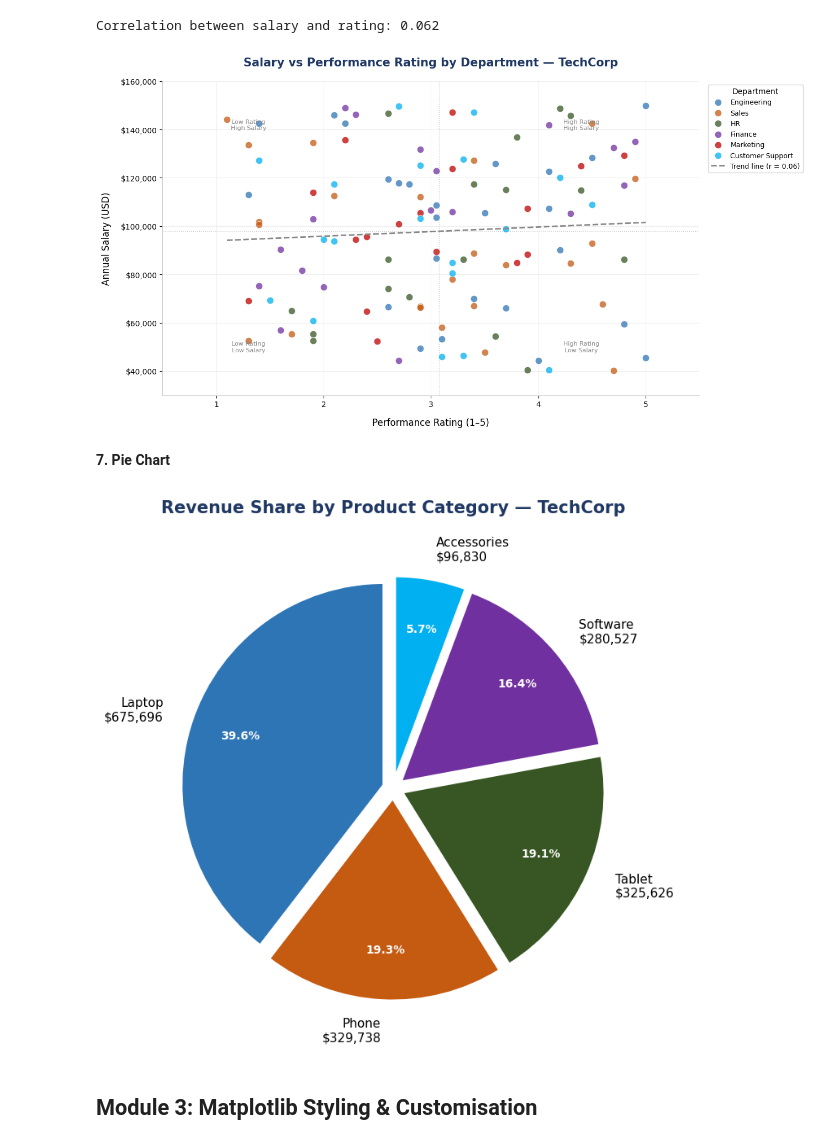
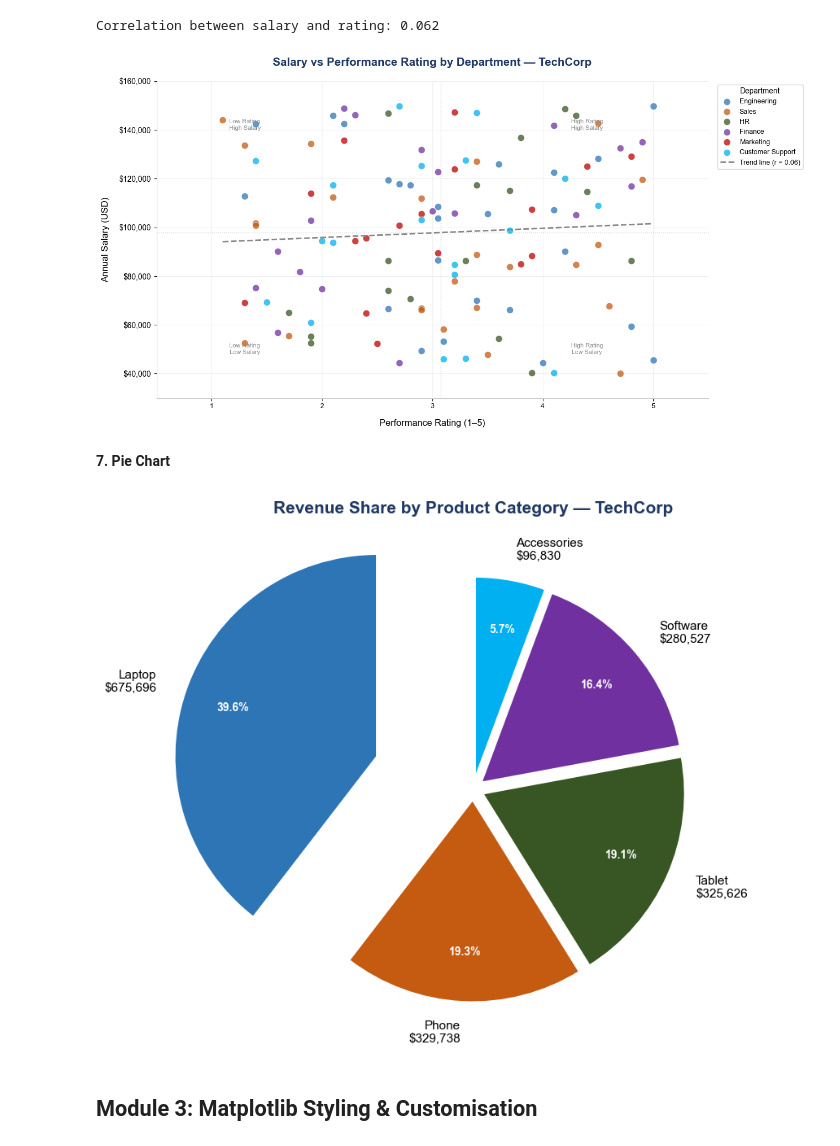
Before and after one commit to FarhanKhan1/DA_project, a Jupyter notebook: matplotlib_complete_guide.ipynb, the cells around one changed output. Cells and saved outputs as stored; diff of their text form; code cells hidden in the pictures.

```diff
--- a/matplotlib_complete_guide.ipynb
+++ b/matplotlib_complete_guide.ipynb
@@ -876,11 +876,9 @@ ax.legend(title='Department', fontsize=9, title_fontsize=10,
           bbox_to_anchor=(1.01, 1), loc='upper left')
 
 plt.tight_layout()
-fig.savefig('techcorp_scatter_salary_rating.png', dpi=300,
-            bbox_inches='tight', facecolor='white')
 plt.show()
 # %% [output]
-[figure, old version]
+[figure, new version]
 # %% [markdown]
 **7. Pie Chart**
 # %%
@@ -906,41 +904,39 @@ labels = [f'{cat}\n${rev:,.0f}' for cat, rev in
 
 # ── Colours and explode ────────────────────────────────────────────────────
 colors  = ['#2E75B6', '#C55A11', '#375623', '#7030A0', '#00B0F0']
-explode = [0.05, 0.05, 0.05, 0.05, 0.05]
+explode = [0.5, 0.05, 0.05, 0.05, 0.05]
 
 # ── Build the chart ────────────────────────────────────────────────────────
 fig, ax = plt.subplots(figsize=(10, 7))
 
 wedges, texts, autotexts = ax.pie(
     cat_revenue['total_revenue'],
     labels        = labels,          # now includes name + $ value
     colors        = colors,
     autopct       = '%1.1f%%',
     pctdistance   = 0.75,
     explode       = explode,
     startangle    = 90,
     wedgeprops    = {'edgecolor': 'white', 'linewidth': 2},
     textprops     = {'fontsize': 11},
     labeldistance = 1.15
 )
 
 # ── Style the percentage labels inside the slices ─────────────────────────
 for autotext in autotexts:
     autotext.set_color('white')
     autotext.set_fontweight('bold')
     autotext.set_fontsize(10)
 
 ax.set_title('Revenue Share by Product Category — TechCorp',
              fontsize=15, fontweight='bold', color='#1F3864', pad=20)
 
 ax.set_aspect('equal')
 
 plt.tight_layout()
-fig.savefig('techcorp_pie_revenue.png', dpi=300,
-            bbox_inches='tight', facecolor='white')
 plt.show()
 # %% [output]
-[figure, old version]
+[figure, new version]
 # %% [markdown]
 ## Module 3: Matplotlib Styling & Customisation
 # %% [markdown]
```
Also changed, not shown: parts of 7 cells of this notebook, 2 other files.
